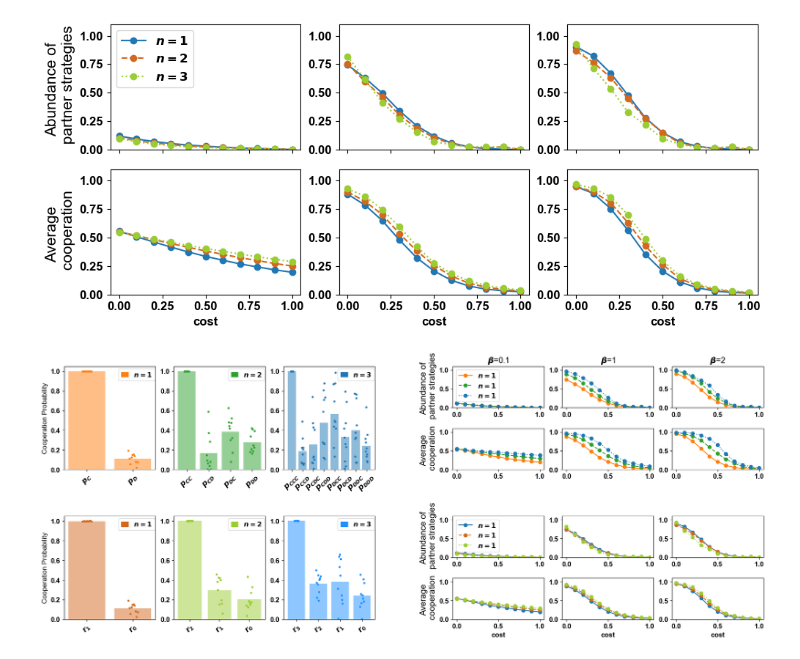
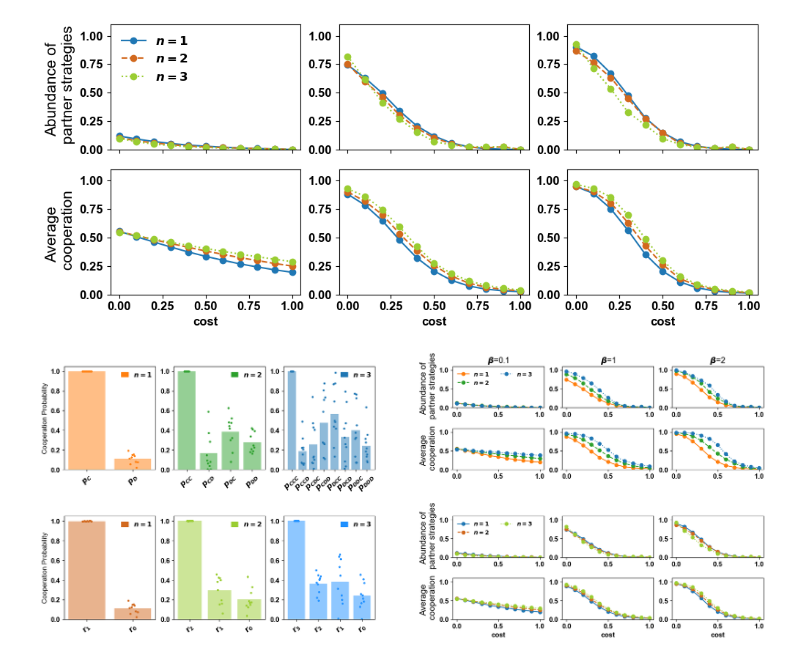
Before and after one commit to Nikoleta-v3/conditional-cooperation-with-longer-memory, a Jupyter notebook: notebooks/Evolutionary Figure.ipynb, the cells around one changed output. Saved outputs shown, nothing was run; the diff lists cells and outputs as text; code cells hidden in the pictures.

Commit message:
address comments about figures

```diff
--- a/notebooks/Evolutionary Figure.ipynb
+++ b/notebooks/Evolutionary Figure.ipynb
@@ -76,5 +76,3 @@ for type_, variables in zip(['counting-two', 'counting-three'],
     ps = list(zip(*per_seed))
 
     counting.append(ps[:-1])
-# %%
-counting = []
@@ -83,10 +78,0 @@ groups = self_reactive_abundant[(self_reactive_abundant ['type'] == "counting-th
-# %%
-per_seed = []
-
-for _, group in groups:
-    index = group['frequencies'].idxmax()
-    per_seed.append(tuple(group[group.index == index][variables].values[0]))
-
-ps = list(zip(*per_seed))
-
-counting.append(ps[:-1])
@@ -152,7 +110,7 @@ for i, plot in enumerate([0, 2]):
 
         label = [(mpatches.Patch(color=colors_dic[f"R{j + 1 + (i * 3)}"]), f"$n={(j % 3) + 1}$")]
 
-        ax.legend(*zip(*label), bbox_to_anchor=(1.03, 1.01), handlelength=1, fontsize=12)
+        ax.legend(*zip(*label), bbox_to_anchor=(1.03, 1.01), handlelength=1, fontsize=12, frameon=False)
 
         if (j + (i * 3)) == 0:
             ax.set_ylabel("Cooperation Probability", fontweight='normal')
@@ -400,7 +344,7 @@ for i, plot in enumerate([0, 2]):
 
         label = [(mpatches.Patch(color=colors_dic[f"R{j + 1 + (i * 3)}"]), f"$n={(j % 3) + 1}$")]
 
-        ax.legend(*zip(*label), bbox_to_anchor=(1.03, 1.01), handlelength=1, fontsize=12)
+        ax.legend(*zip(*label), bbox_to_anchor=(1.03, 1.01), handlelength=1, fontsize=12, frameon=False)
 
         if (j + (i * 3)) == 0:
             ax.set_ylabel("Cooperation Probability", fontweight='normal')
@@ -467,10 +411,10 @@ for i, df in enumerate([beta_point, beta_one, beta_two]):
             abudance.append(cost_group[cost_group['isPartner'] == True]['frequencies norm'].sum())
 
         ax.plot(np.linspace(0, 1, 11), abudance, linestyles[j], color=colors_dic[f"R{j + 1}"],
-                label=f"$n = {i + 1}$")
+                label=f"$n = {j + 1}$")
         ax.set_ylim(0, 1.1)
     if i == 0:
-        ax.legend(fontsize=12, loc=2)
+        ax.legend(fontsize=10, loc=2, ncols=2, frameon=False)
     ax.set_title(labels[i])
     fig.add_subplot(ax)
 
@@ -488,7 +432,7 @@ for i, df in enumerate([beta_point, beta_one, beta_two]):
             abudance.append(cost_group[cost_group['isPartner'] == True]['frequencies norm'].sum())
 
         ax.plot(np.linspace(0, 1, 11), points, linestyles[j], color=colors_dic[f"R{j + 1}"],
-                label=f"$n = {i + 1}$")
+                label=f"$n = {j + 1}$")
         ax.set_ylim(0, 1.1)
 
     fig.add_subplot(ax)
@@ -509,34 +453,34 @@ for i, df in enumerate([count_beta_point, count_beta_one, count_beta_two]):
         cost_groups = group.groupby("c")
 
         for _, cost_group in cost_groups:
             abudance.append(cost_group[cost_group['isPartner'] == True]['frequencies norm'].sum())
 
         ax.plot(np.linspace(0, 1, 11), abudance, linestyles[j], color=colors_dic[f"R{2 + j + 1}"],
-                label=f"$n = {i + 1}$")
+                label=f"$n = {j + 1}$")
         ax.set_ylim(0, 1.1)
     if i == 0:
-        ax.legend(fontsize=12, loc=2)
+        ax.legend(fontsize=10, loc=2, frameon=False, ncols=2)
     fig.add_subplot(ax)
 
 
     ax = plt.Subplot(fig, inner[1, i])
     if i == 0:
         ax.set_ylabel("Average \n cooperation", fontweight='normal', fontsize=15);
     for j, (type_, group) in enumerate(groups_type):
         points = []
         group = group.sort_values("c")
         cost_groups = group.groupby("c")
 
         for _, cost_group in cost_groups:
             points.append(sum(cost_group['frequencies norm'] * cost_group['cooperation']))
             abudance.append(cost_group[cost_group['isPartner'] == True]['frequencies norm'].sum())
 
         ax.plot(np.linspace(0, 1, 11), points, linestyles[j], color=colors_dic[f"R{2 + j + 1}"],
-                label=f"$n = {i + 1}$")
+                label=f"$n = {j + 1}$")
         ax.set_ylim(0, 1.1)
     ax.set_xlabel("cost")
     fig.add_subplot(ax)
 
 fig.savefig("../figures/abundant_strategies.pdf", bbox_inches='tight')
 # %% [output]
-[figure, old version]
+[figure, new version]
```
Also changed, not shown: parts of 6 cells of this notebook, 5 other files.
